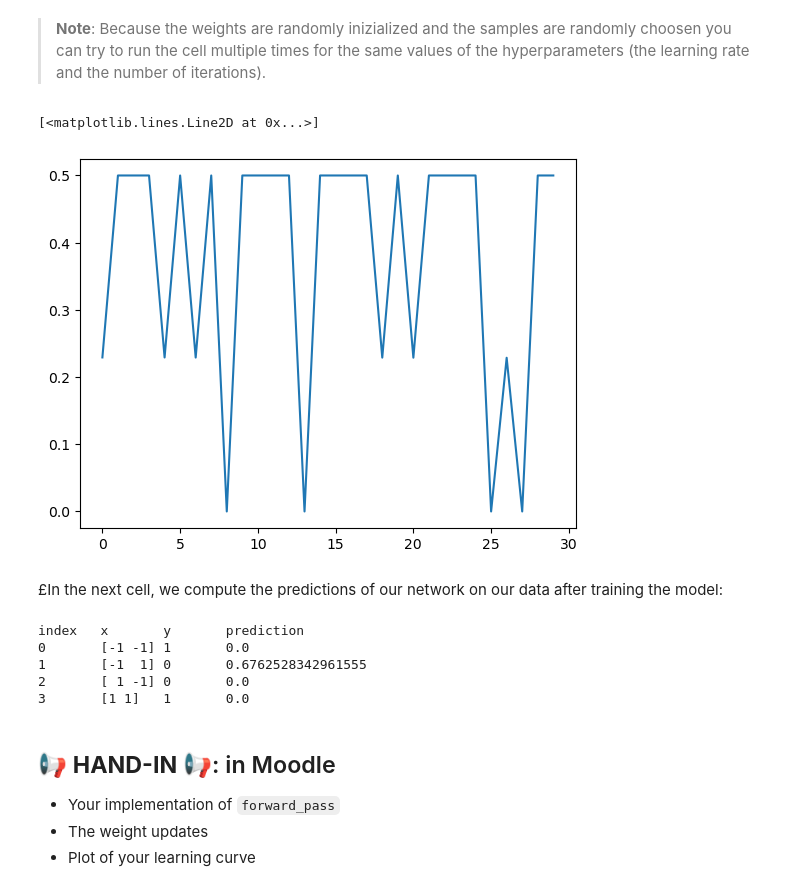
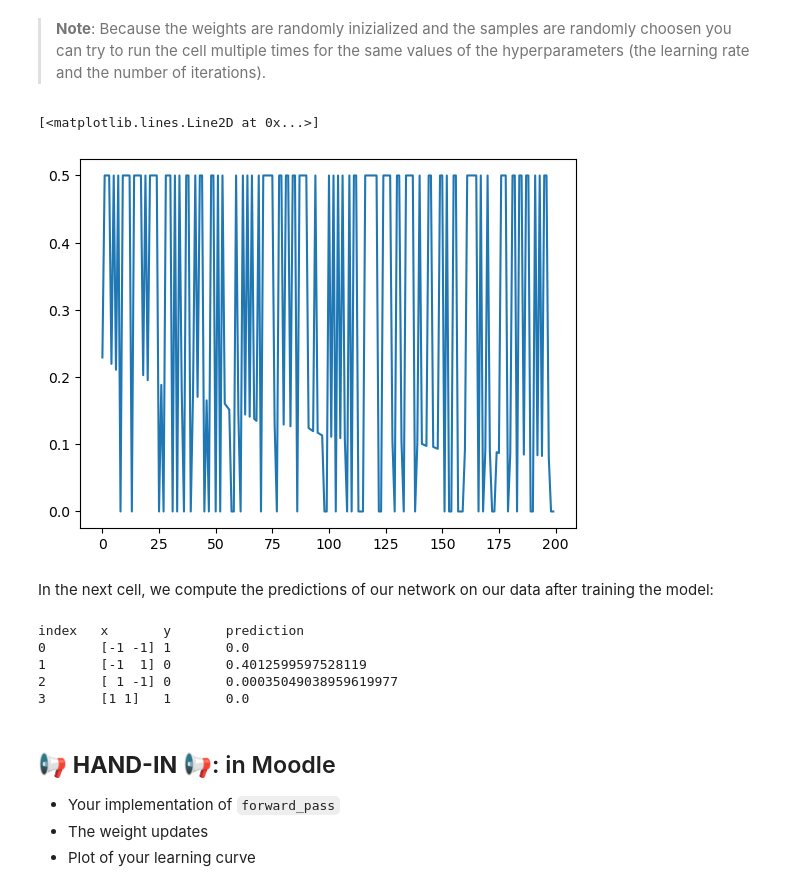
Before and after one commit to janneszuend/MLDM, a Jupyter notebook: Lab9/L09_Neural_Networks_ASSIGNMENT.ipynb, the cells around one changed output. Drawn from its saved outputs; the diff is of its cells as text; code cells hidden in the pictures.

```diff
--- a/Lab9/L09_Neural_Networks_ASSIGNMENT.ipynb
+++ b/Lab9/L09_Neural_Networks_ASSIGNMENT.ipynb
@@ -183,7 +183,7 @@ def activation(x: np.array) -> np.array:
 
   x: a numpy array of any shape (containing floats)
   """
-  return np.maximum(0., x)
+  return np.maximum(0, x)
 # %% [markdown]
 The derivative of the *relu* function is undefined at $x = 0$.Therefore we set it to $0$ at that point and define it as:
 
@@ -245,7 +245,16 @@ def forward_pass(
     """
 
     # TODO
-    return activation(u @ activation(x.T @ W))
+
+
+    y = 0
+    for i in range(3):
+      y += u[i] * activation(W[0] [i] * x[0] + W[1][ i] * x[1] )
+    y = activation(y)
+    return y
+
+
+   # return activation(u @ activation(x.T @ W))
 # %% [markdown]
 In the next cell, we compute the predictions of our network for our data:
 # %%
@@ -340,36 +349,36 @@ where $\alpha$ denotes the learning rate.
 # %%
 W, u = initialize_weights()
 
-learning_rate = 0.0001  # choose a learning rate
-n_steps = 30# choose a number of training iterations
+learning_rate = 0.01  # choose a learning rate
+n_steps = 200# choose a number of training iterations
 
 losses = []
 
 for t in range(n_steps):
 
   # randomly sample one of the 4 data points
   sample_ix = rng.integers(0,4)
   x_t = X[sample_ix]
   y_t = y[sample_ix]
 
   # compute and log squared error for the current sample
   loss = 0.5 * (y_t - forward_pass(x_t, W, u))**2
   losses.append(loss)
 
   # compute gradients (partial derivatives of our weights)
   grad_u, grad_w = grads(y_t, x_t, W, u)
 
   # update the weights (model parameters)
   W = W - learning_rate * grad_w * loss
   u = u - learning_rate * grad_u * loss
 
 # plot learning curve
 plt.plot(np.arange(n_steps), losses)
 # %% [output]
 [<matplotlib.lines.Line2D at 0x...>]
-[figure, old version]
+[figure, new version]
 # %% [markdown]
-£In the next cell, we compute the predictions of our network on our data after training the model:
+In the next cell, we compute the predictions of our network on our data after training the model:
 # %%
 print("index", "x", "y", "prediction", sep="\t")
 for i in range(4):
@@ -377,8 +386,8 @@ for i in range(4):
 # %% [output]
 index   x       y       prediction
 0       [-1 -1] 1       0.0
-1       [-1  1] 0       0.6762528342961555
-2       [ 1 -1] 0       0.0
+1       [-1  1] 0       0.4012599597528119
+2       [ 1 -1] 0       0.00035049038959619977
 3       [1 1]   1       0.0
 # %% [markdown]
 ## 📢 **HAND-IN** 📢: in Moodle
```
Also changed, not shown: parts of 4 cells of this notebook, 1 other file.
